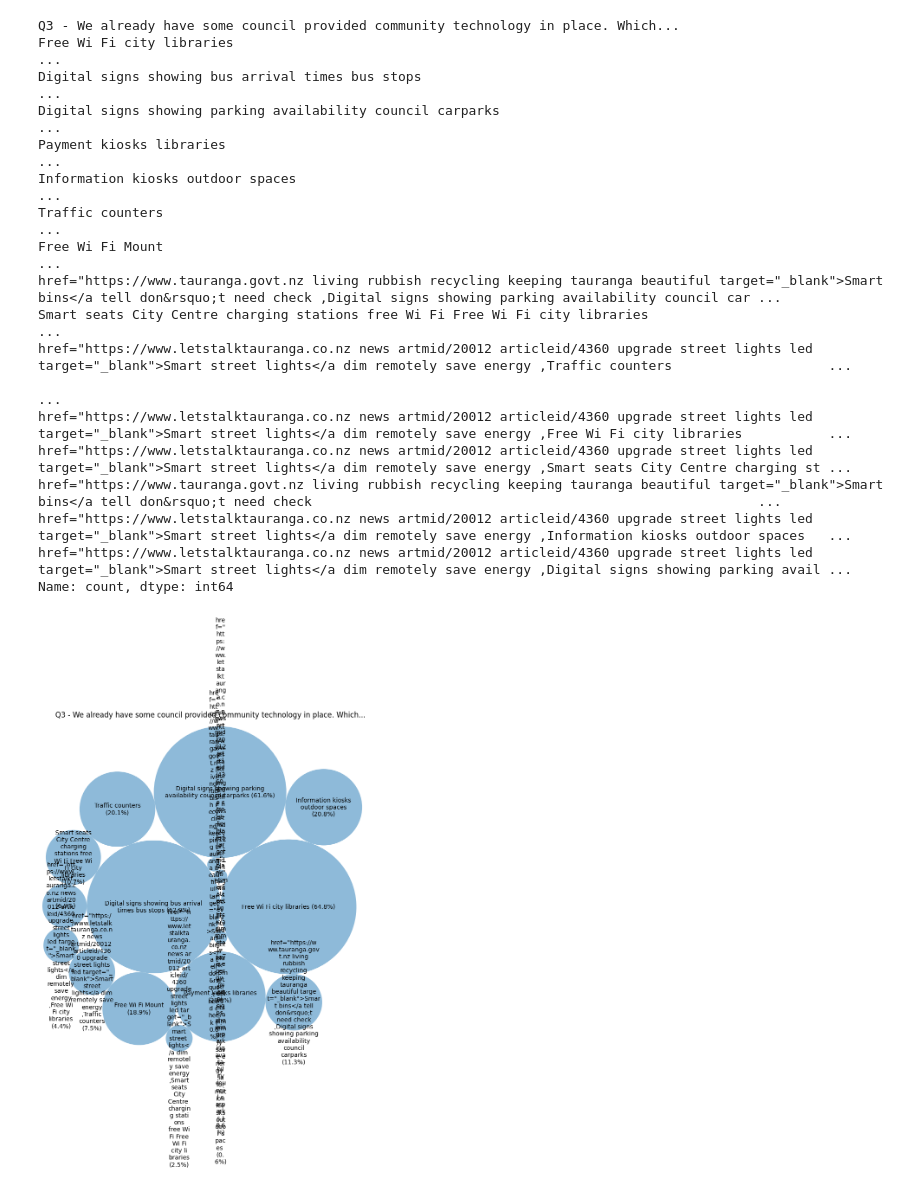
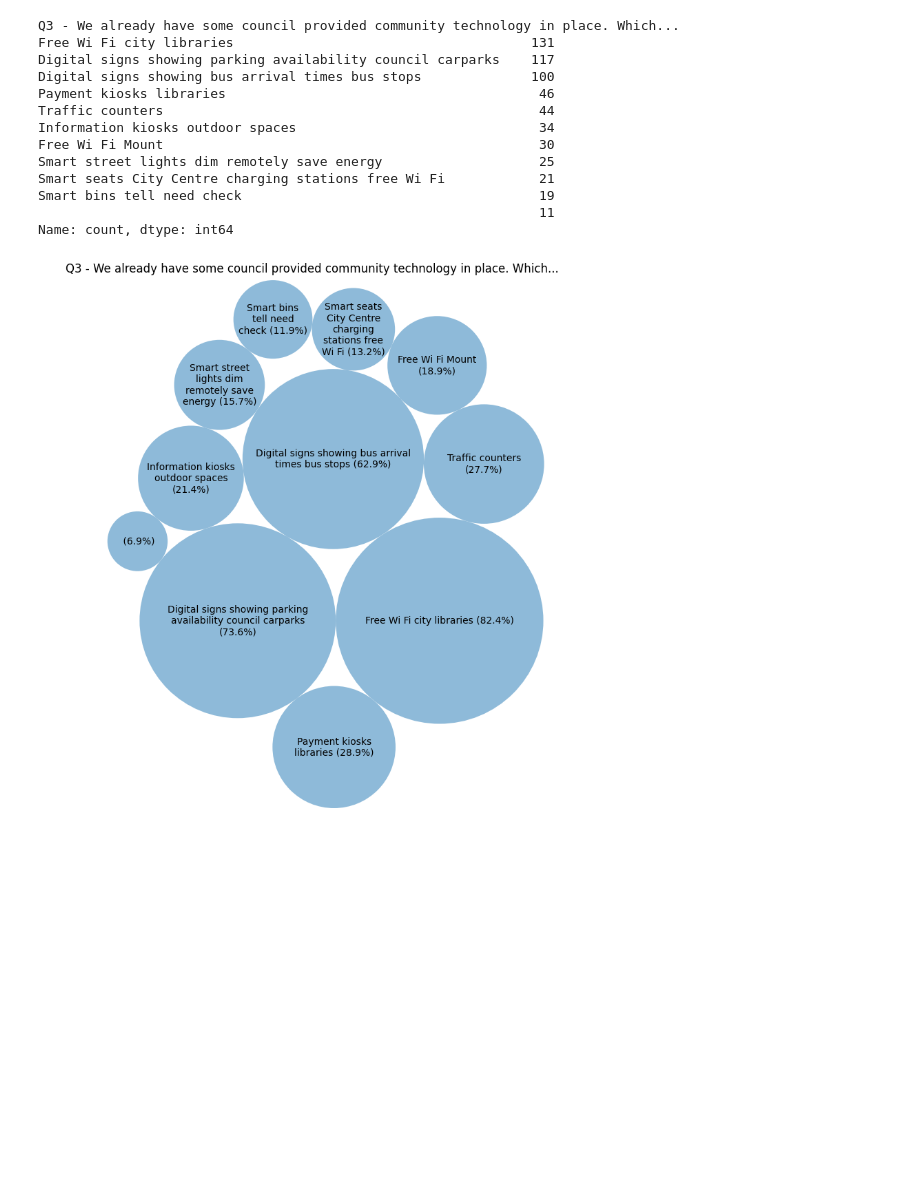
Before and after one commit to cybnz/SurveyVisualisation, a Jupyter notebook: word_cloud.ipynb, the cells around one changed output. Saved outputs shown, nothing was run; the diff lists cells and outputs as text; code cells hidden in the pictures; blank space fills up the shorter version.

Commit message:
Handles different delimiter and strips links

```diff
--- a/word_cloud.ipynb
+++ b/word_cloud.ipynb
@@ -2,8 +2,9 @@
 import pandas as pd
 import matplotlib.pyplot as plt
 import circlify
-import textwrap  # Importing textwrap module for word wrapping
+import textwrap
 import spacy
+from bs4 import BeautifulSoup
 
 # Load spaCy's English model
 nlp = spacy.load('en_core_web_sm')
@@ -21,7 +22,7 @@ def visualise_column(column_name):
     # print(column)
 
     # Split the column into individual entries (if it's a comma-separated string)
-    column_split = column.str.split(' ,').explode().str.strip()
+    column_split = column.str.split(r'\s,|(?<=[a-zA-Z.]),(?=[a-zA-Z])').explode().str.strip()
 
     # Apply the simplification function to each entry in the column
     simplified_column = column_split.apply(simplify_text)
@@ -83,48 +84,44 @@ def visualise_column(column_name):
         plt.annotate(
             wrapped_label,
             (x, y),
             va='center',
             ha='center',
             fontsize=10,  # Adjust font size as needed
             color='black'
         )
 
     # Show the plot
     plt.show()
 
 # Function to process and simplify each technology entry
 def simplify_text(text):
-
+    soup = BeautifulSoup(text, 'html.parser')
+    text = soup.get_text()
 
     # Process the text using spaCy
     doc = nlp(text)
 
     # Keep original words that are not stop words, not punctuation, and have more than 1 character
     simplified_tokens = [token.text for token in doc if not token.is_stop and not token.is_punct and len(token.text) > 1]
 
     # Return the simplified sentence (joined back together)
     return " ".join(simplified_tokens)
 
 # print(df.columns)
 # visualise_column('Q4 - What technology would you like to see more of in our community? *\n\nPlease t...')
 visualise_column("Q3 - We already have some council provided community technology in place. Which...")
 # %% [output]
 Q3 - We already have some council provided community technology in place. Which...
-Free Wi Fi city libraries                                                                                                                                                                                ...
-Digital signs showing bus arrival times bus stops                                                                                                                                                        ...
-Digital signs showing parking availability council carparks                                                                                                                                              ...
-Payment kiosks libraries                                                                                                                                                                                 ...
-Information kiosks outdoor spaces                                                                                                                                                                        ...
-Traffic counters                                                                                                                                                                                         ...
-Free Wi Fi Mount                                                                                                                                                                                         ...
-href="https://www.tauranga.govt.nz living rubbish recycling keeping tauranga beautiful target="_blank">Smart bins</a tell don&rsquo;t need check ,Digital signs showing parking availability council car ...
-Smart seats City Centre charging stations free Wi Fi Free Wi Fi city libraries                                                                                                                           ...
-href="https://www.letstalktauranga.co.nz news artmid/20012 articleid/4360 upgrade street lights led target="_blank">Smart street lights</a dim remotely save energy ,Traffic counters                    ...
-                                                                                                                                                                                                         ...
-href="https://www.letstalktauranga.co.nz news artmid/20012 articleid/4360 upgrade street lights led target="_blank">Smart street lights</a dim remotely save energy ,Free Wi Fi city libraries           ...
-href="https://www.letstalktauranga.co.nz news artmid/20012 articleid/4360 upgrade street lights led target="_blank">Smart street lights</a dim remotely save energy ,Smart seats City Centre charging st ...
-href="https://www.tauranga.govt.nz living rubbish recycling keeping tauranga beautiful target="_blank">Smart bins</a tell don&rsquo;t need check                                                         ...
-href="https://www.letstalktauranga.co.nz news artmid/20012 articleid/4360 upgrade street lights led target="_blank">Smart street lights</a dim remotely save energy ,Information kiosks outdoor spaces   ...
-href="https://www.letstalktauranga.co.nz news artmid/20012 articleid/4360 upgrade street lights led target="_blank">Smart street lights</a dim remotely save energy ,Digital signs showing parking avail ...
+Free Wi Fi city libraries                                      131
+Digital signs showing parking availability council carparks    117
+Digital signs showing bus arrival times bus stops              100
+Payment kiosks libraries                                        46
+Traffic counters                                                44
+Information kiosks outdoor spaces                               34
+Free Wi Fi Mount                                                30
+Smart street lights dim remotely save energy                    25
+Smart seats City Centre charging stations free Wi Fi            21
+Smart bins tell need check                                      19
+                                                                11
 Name: count, dtype: int64
-[figure, old version]
+[figure, new version]
```
Also changed, not shown: 1 other file.
